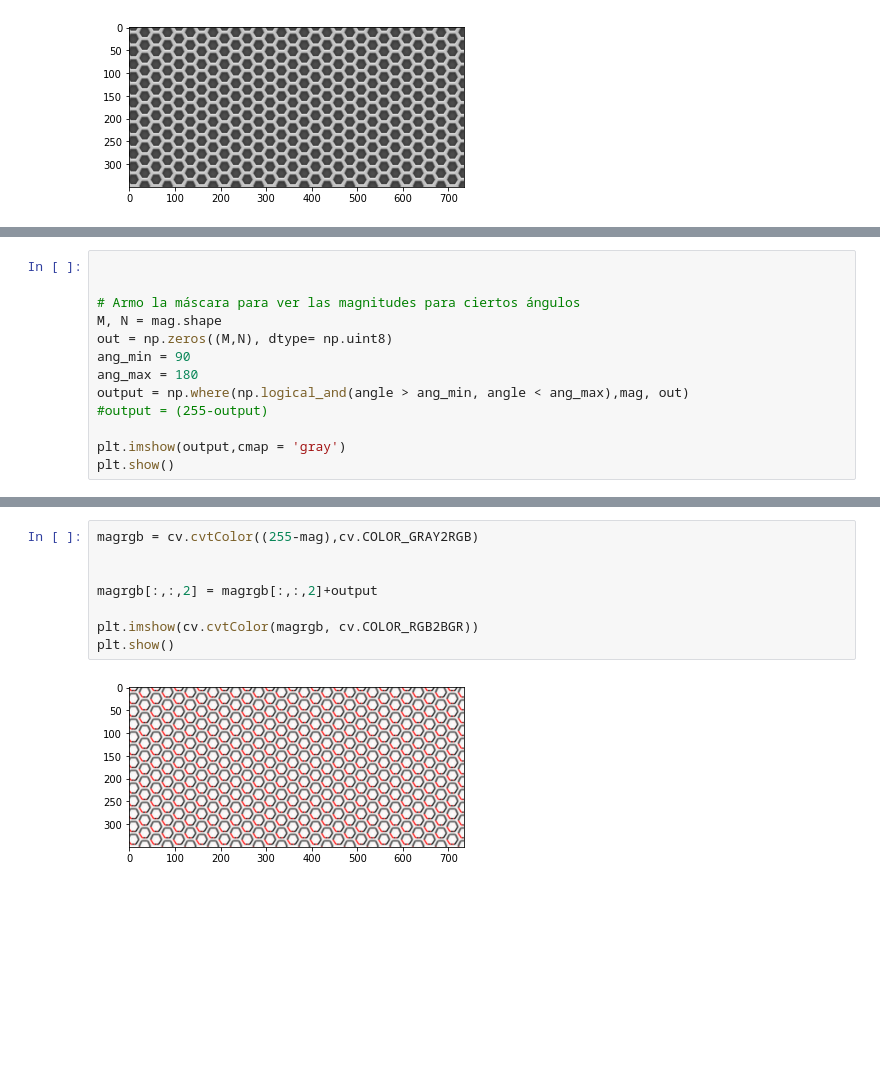
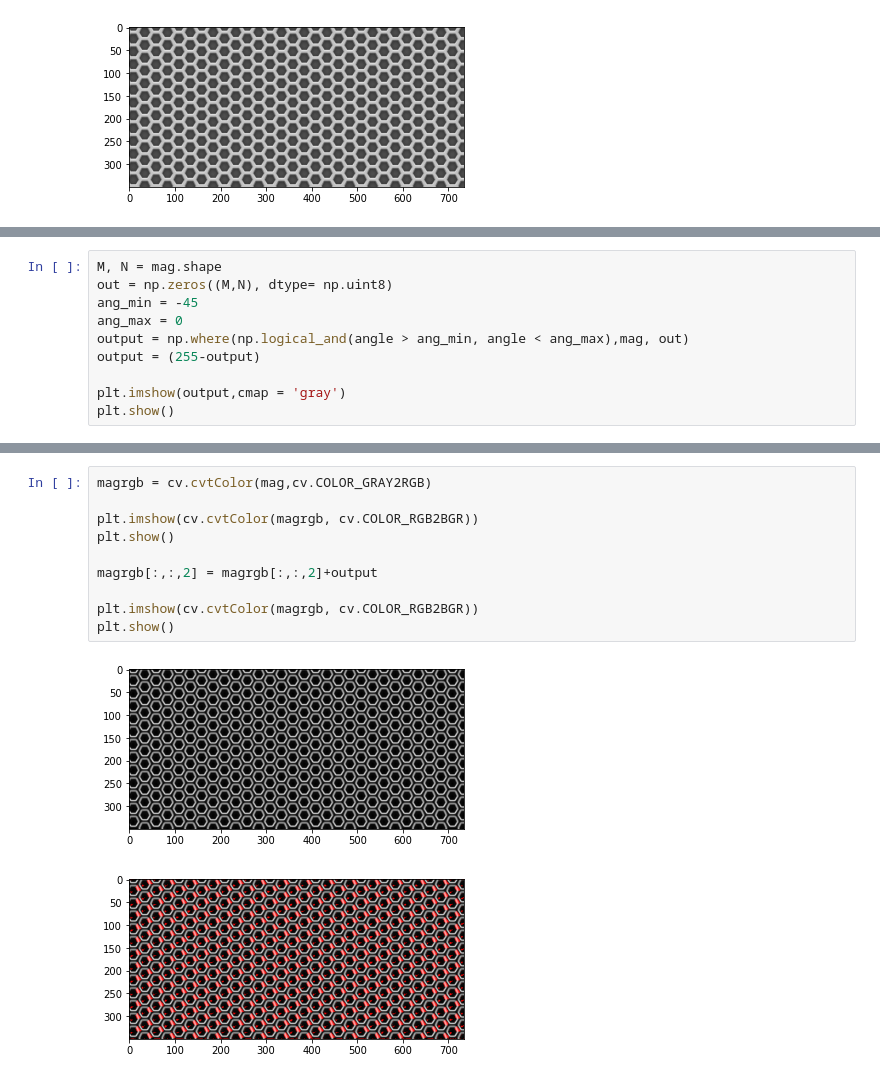
Before and after one commit to Oks11111/TP_Entrega_vision_por_computadora_1, a Jupyter notebook: TP2-1.ipynb, the cells around one changed output, grey strips where cells are left out. Drawn from its saved outputs; the diff is of its cells as text; blank space fills up the shorter version.

```diff
--- a/TP2-1.ipynb
+++ b/TP2-1.ipynb
@@ -109,13 +62,10 @@ plt.show()
 # %%
-
-
-# Armo la máscara para ver las magnitudes para ciertos ángulos
 M, N = mag.shape
 out = np.zeros((M,N), dtype= np.uint8)
-ang_min = 90
-ang_max = 180
+ang_min = -45
+ang_max = 0
 output = np.where(np.logical_and(angle > ang_min, angle < ang_max),mag, out)
-#output = (255-output)
+output = (255-output)
 
 plt.imshow(output,cmap = 'gray')
 plt.show()
@@ -124,10 +74,13 @@ plt.show()
 # %%
-magrgb = cv.cvtColor((255-mag),cv.COLOR_GRAY2RGB)
+magrgb = cv.cvtColor(mag,cv.COLOR_GRAY2RGB)
 
+plt.imshow(cv.cvtColor(magrgb, cv.COLOR_RGB2BGR))
+plt.show()
 
 magrgb[:,:,2] = magrgb[:,:,2]+output
 
 plt.imshow(cv.cvtColor(magrgb, cv.COLOR_RGB2BGR))
 plt.show()
 # %% [output]
-[figure, old version]
+[figure, new version]
+[figure, added]
```
Also changed, not shown: parts of 6 cells of this notebook.
